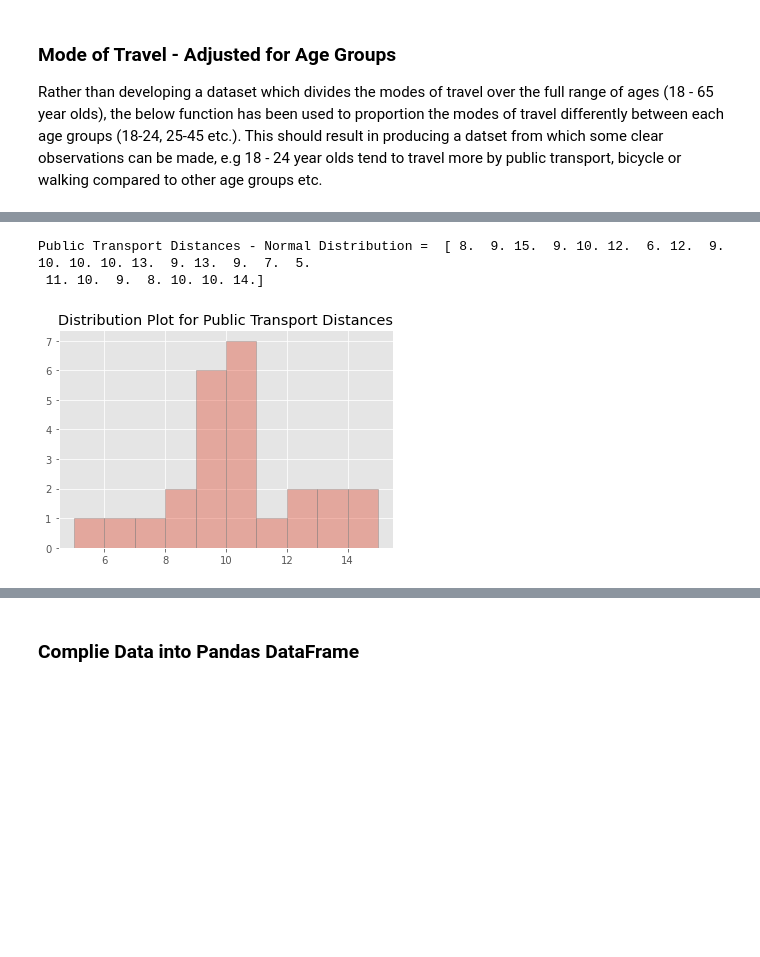
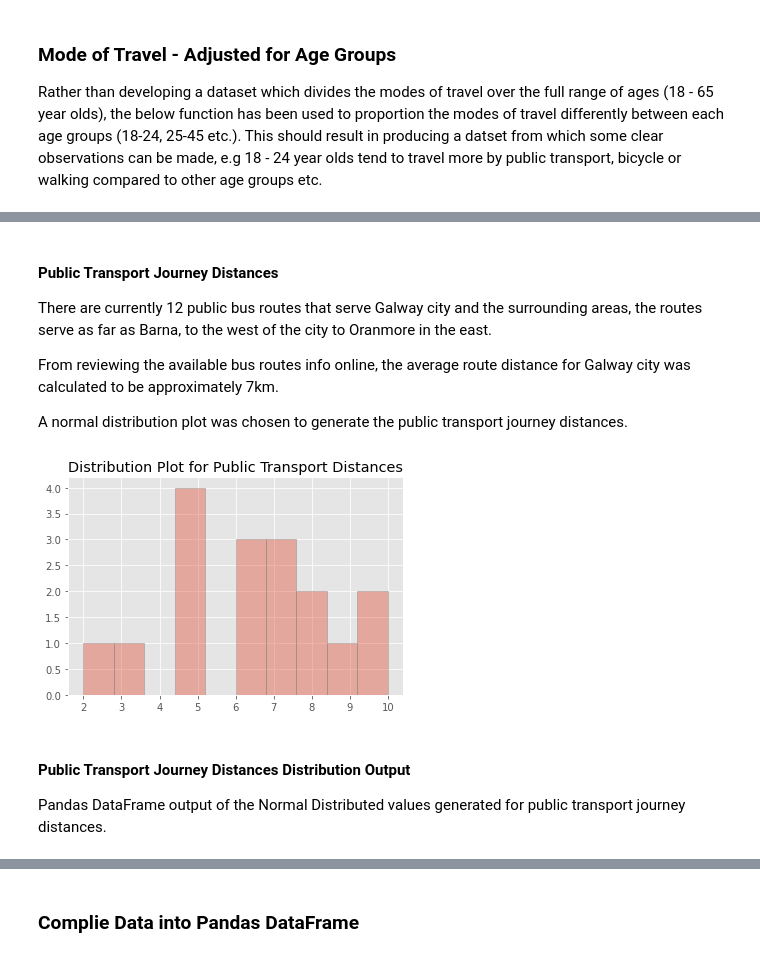
Before and after one commit to PaulSweeney89/ProgDA-Project2020, a Jupyter notebook: Traffic.ipynb, the cells around one changed output, grey strips where cells are left out. Drawn from its saved outputs; the diff is of its cells as text; code cells hidden in the pictures; blank space fills up the shorter version.

```diff
--- a/Traffic.ipynb
+++ b/Traffic.ipynb
@@ -224,16 +254,25 @@ Private Vehicle Distances - Gamma Distribution =  [15. 12. 17. 13. 16.  9. 11. 2
+# %% [markdown]
+#### Public Transport Journey Distances
+
+There are currently 12 public bus routes that serve Galway city and the surrounding areas, the routes serve as far as Barna, to the west of the city to Oranmore in the east.
+
+From reviewing the available bus routes info online, the average route distance for Galway city was calculated to be approximately 7km.
+
+A normal distribution plot was chosen to generate the public transport journey distances.
 # %%
 # Journey distances for public transport
-d_pt = np.random.normal(loc=10, scale=2, size=passengers)
+d_pt = np.random.normal(loc=7, scale=2, size=passengers)
 
 # Round distances to nearest km
 jd_pt = np.round(d_pt, 0)
 
-# Output distances & distribution plot
-print('Public Transport Distances - Normal Distribution = ', jd_pt)
+# Output distribution plot
 sns.distplot(jd_pt, bins=10, kde=False, hist_kws=dict(edgecolor="grey", linewidth=1))
 plt.title("Distribution Plot for Public Transport Distances")
 plt.show()
 # %% [output]
-Public Transport Distances - Normal Distribution =  [ 8.  9. 15.  9. 10. 12.  6. 12.  9. 10. 10. 10. 13.  9. 13.  9.  7.  5.
- 11. 10.  9.  8. 10. 10. 14.]
-[figure, old version]
+[figure, new version]
+# %% [markdown]
+#### Public Transport Journey Distances Distribution Output
+
+Pandas DataFrame output of the Normal Distributed values generated for public transport journey distances.
```
Also changed, not shown: parts of 28 cells of this notebook.
